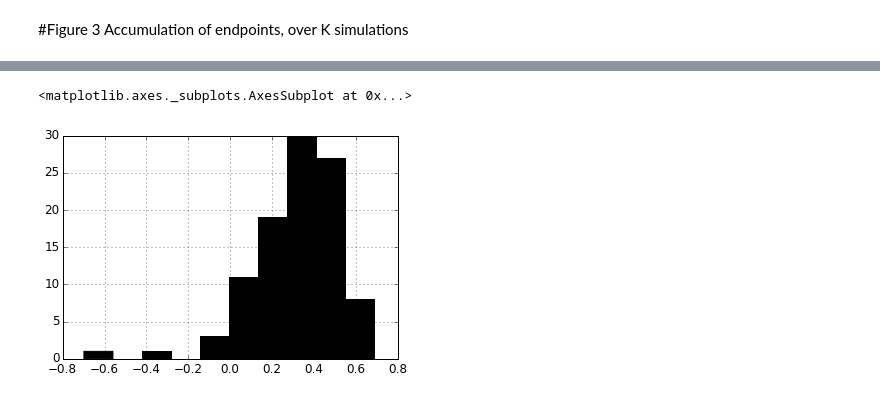
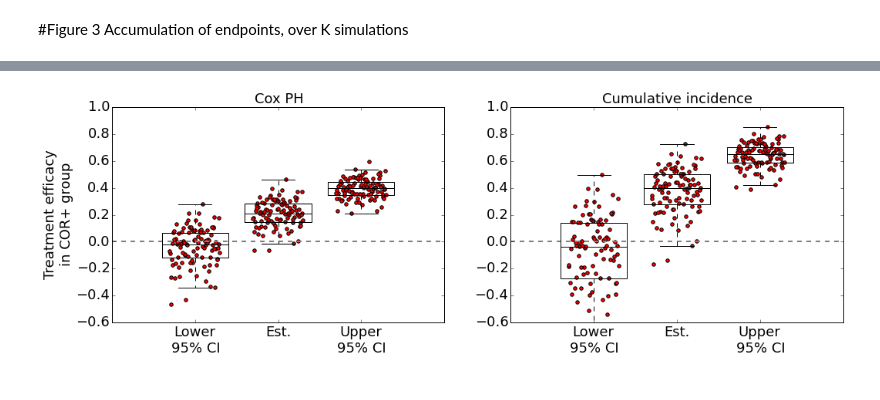
Before and after one commit to agartland/notebooks, a Jupyter notebook: TB_COR_ST.ipynb, the cells around one changed output, grey strips where cells are left out. Saved outputs shown, nothing was run; the diff lists cells and outputs as text; code cells hidden in the pictures.

```diff
--- a/TB_COR_ST.ipynb
+++ b/TB_COR_ST.ipynb
@@ -318,15 +321,15 @@ def estTECI(df, treatment_col='treated', event_col='disease2'):
     pvalue : float
         P-value for H0: TE=0 from Fisher's Exact test"""
 
-    a = ((df.COR==1) & (df.treated==1) & (df.disease2==1)).sum()
-    b = ((df.COR==1) & (df.treated==1) & (df.disease2==0)).sum()
-    c = ((df.COR==1) & (df.treated==0) & (df.disease2==1)).sum()
-    d = ((df.COR==1) & (df.treated==0) & (df.disease2==0)).sum()
+    a = ((df[treatment_col]==1) & (df[event_col]==1)).sum()
+    b = ((df[treatment_col]==1) & (df[event_col]==0)).sum()
+    c = ((df[treatment_col]==0) & (df[event_col]==1)).sum()
+    d = ((df[treatment_col]==0) & (df[event_col]==0)).sum()
     rr = (a/(a+b)) / (c/(c+d))
 
     te = 1 - rr
     se = sqrt(b/(a*(a+b))+ d/(c*(c+d)))
-    ci = exp(array([log(rr)+se*1.96, log(rr)-se*1.96]))
+    ci = 1 - exp(array([log(rr)+se*1.96, log(rr)-se*1.96]))
     """Use the two-sided p-value from a Fisher's Exact test for now, although I think there are better ways..."""
     pvalue = fisherTest([[a,b],[c,d]])[1]
 
@@ -423,3 +435,8 @@ Wall time: 3min 24s
+# %%
+#%time allDf, resDf = runKSimulations(100)
+#allDf.to_csv(DATA_PATH + 'TB_ST_COR/sim_100_Dec16.csv')
+#allDf = pd.read_csv(DATA_PATH + 'TB_ST_COR/sim_100_Dec16.csv')
+resDf = analyzeSimulations(allDf)
 # %% [markdown]
 #Figure 3
 Accumulation of endpoints, over K simulations
@@ -460,5 +470,17 @@ for label,ind in subsets.items():
-# %%
-resDf.CI_est.hist()
-# %% [output]
-<matplotlib.axes._subplots.AxesSubplot at 0x...>
-[figure, removed]
+# %%
+edges = linspace(0,50,10)
+figure(figsize=(17,5))
+for x,(col,label) in enumerate([('PH','Cox PH'),('CI','Cumulative incidence')]):
+    subplot(1,2,x+1)
+    plot([-1,7],[0,0],'--',color='gray',lw=2)
+    myboxplot(resDf[col+'_lower'],x=0)
+    myboxplot(resDf[col+'_est'],x=1)
+    myboxplot(resDf[col+'_upper'],x=2)
+    ylim((-0.6,1))
+    xlim((-1,3))
+    title(label)
+    xticks([0,1,2],['Lower\n95% CI','Est.','Upper\n95% CI'])
+    if x==0:
+        ylabel('Treatment efficacy\nin COR+ group')
+# %% [output]
+[figure, added]
```
Also changed, not shown: parts of 11 cells of this notebook.
